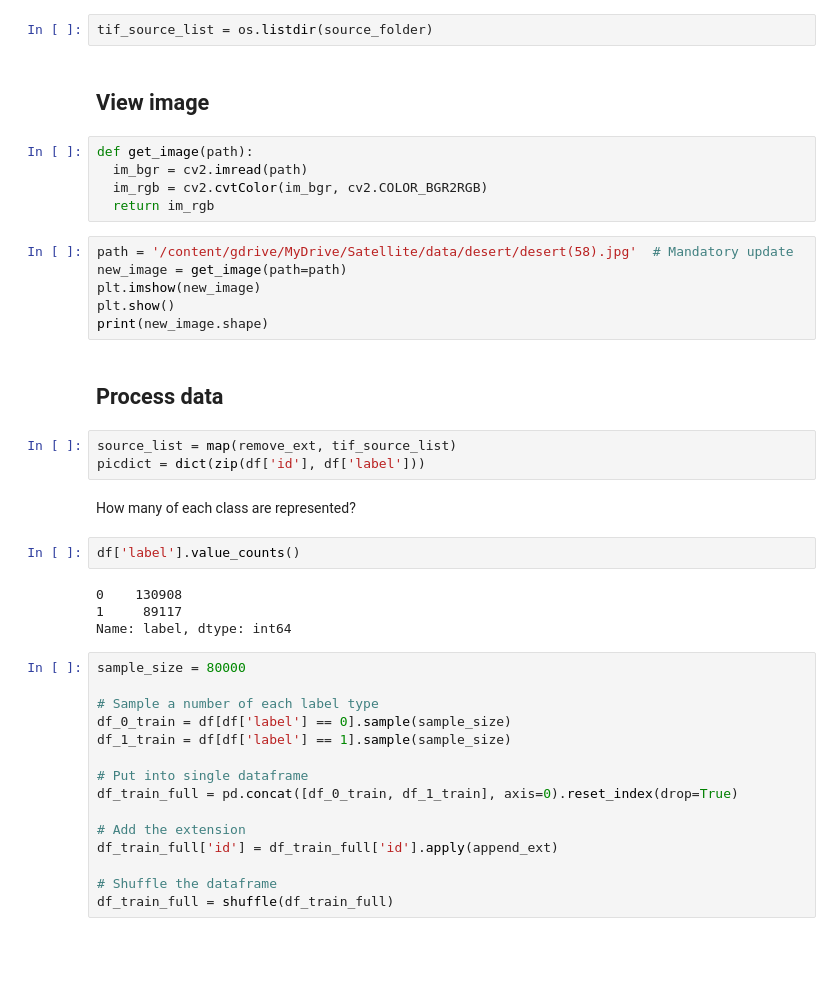
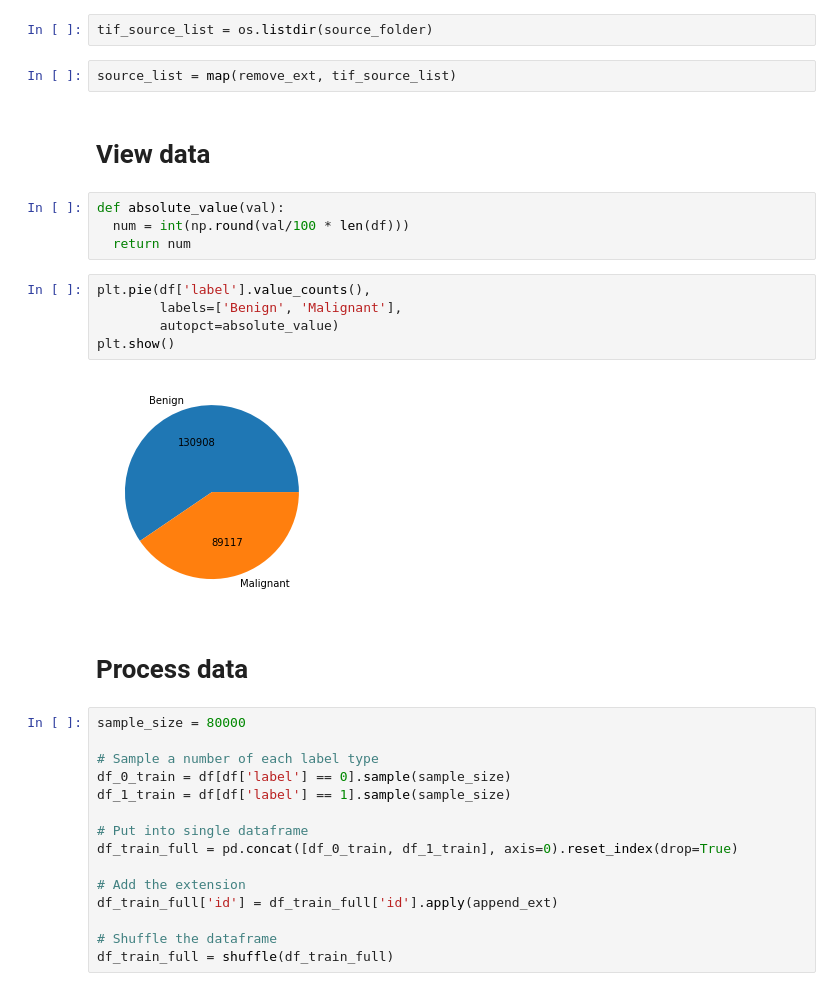
Before and after one commit to clyde2020/ML_Portfolio, a Jupyter notebook: Histopathologic_Cancer_Detection/HCD_model.ipynb, the cells around one changed output. Cells and saved outputs as stored; diff of their text form; blank space fills up the shorter version.

```diff
--- a/Histopathologic_Cancer_Detection/HCD_model.ipynb
+++ b/Histopathologic_Cancer_Detection/HCD_model.ipynb
@@ -49,31 +51,22 @@ home_dir = '{}/Full_set'.format(initial_dir)
 # %%
 tif_source_list = os.listdir(source_folder)
+# %%
+source_list = map(remove_ext, tif_source_list)
 # %% [markdown]
-## View image
+# View data
-# %%
-def get_image(path):
-  im_bgr = cv2.imread(path)
-  im_rgb = cv2.cvtColor(im_bgr, cv2.COLOR_BGR2RGB)
-  return im_rgb
-# %%
-path = '/content/gdrive/MyDrive/Satellite/data/desert/desert(58).jpg'  # Mandatory update
-new_image = get_image(path=path)
-plt.imshow(new_image)
-plt.show()
-print(new_image.shape)
+# %%
+def absolute_value(val):
+  num = int(np.round(val/100 * len(df)))
+  return num
+# %%
+plt.pie(df['label'].value_counts(),
+        labels=['Benign', 'Malignant'],
+        autopct=absolute_value)
+plt.show()
+# %% [output]
+[figure, added]
 # %% [markdown]
-## Process data
+# Process data
-# %%
-source_list = map(remove_ext, tif_source_list)
-picdict = dict(zip(df['id'], df['label']))
-# %% [markdown]
-How many of each class are represented?
-# %%
-df['label'].value_counts()
-# %% [output]
-0    130908
-1     89117
-Name: label, dtype: int64
 # %%
 sample_size = 80000
 
```
Also changed, not shown: parts of 12 cells of this notebook.
